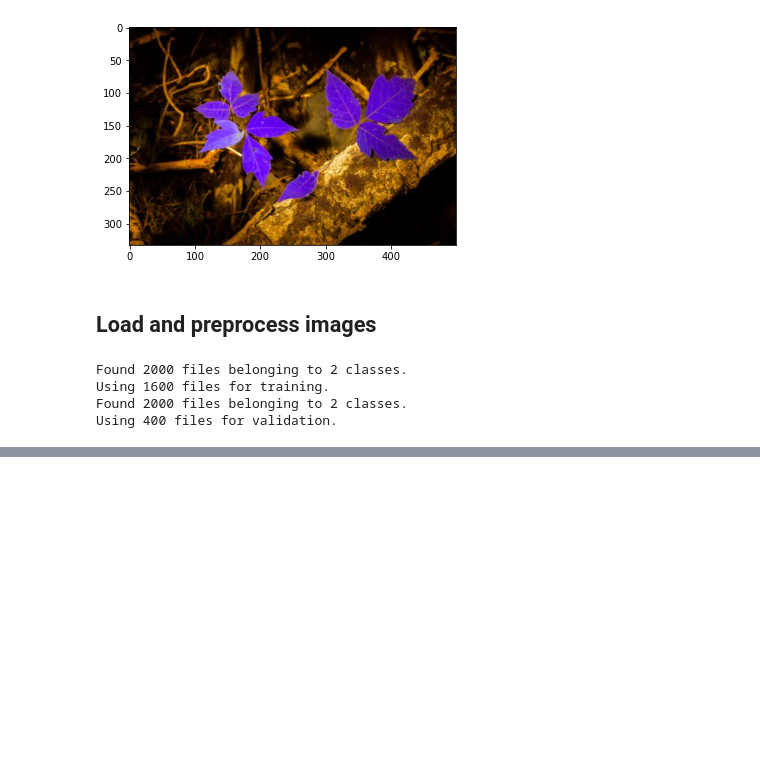
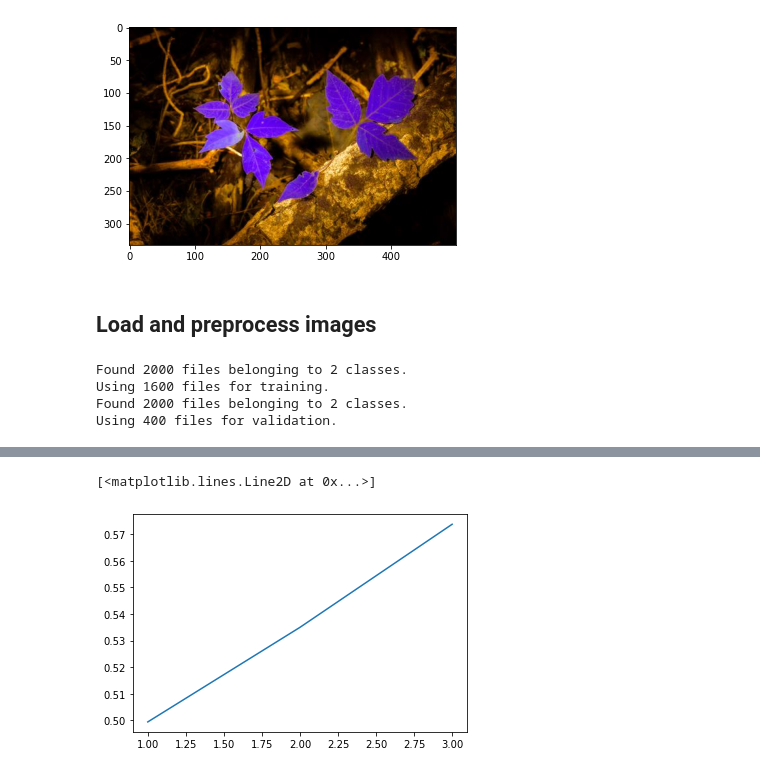
Before and after one commit to gregorywduke/IvySpotter, a Jupyter notebook: IS_TENSORFLOW.ipynb, the cells around one changed output, grey strips where cells are left out. Cells and saved outputs as stored; diff of their text form; code cells hidden in the pictures; blank space fills up the shorter version.

```diff
--- a/IS_TENSORFLOW.ipynb
+++ b/IS_TENSORFLOW.ipynb
@@ -72,0 +109,5 @@ for images, labels in train_pi.take(1):
+# %%
+plt.plot([1, 2, 3], [0.4994, 0.5350, 0.5738])
+# %% [output]
+[<matplotlib.lines.Line2D at 0x...>]
+[figure, added]
```
Also changed, not shown: parts of 8 cells of this notebook.
